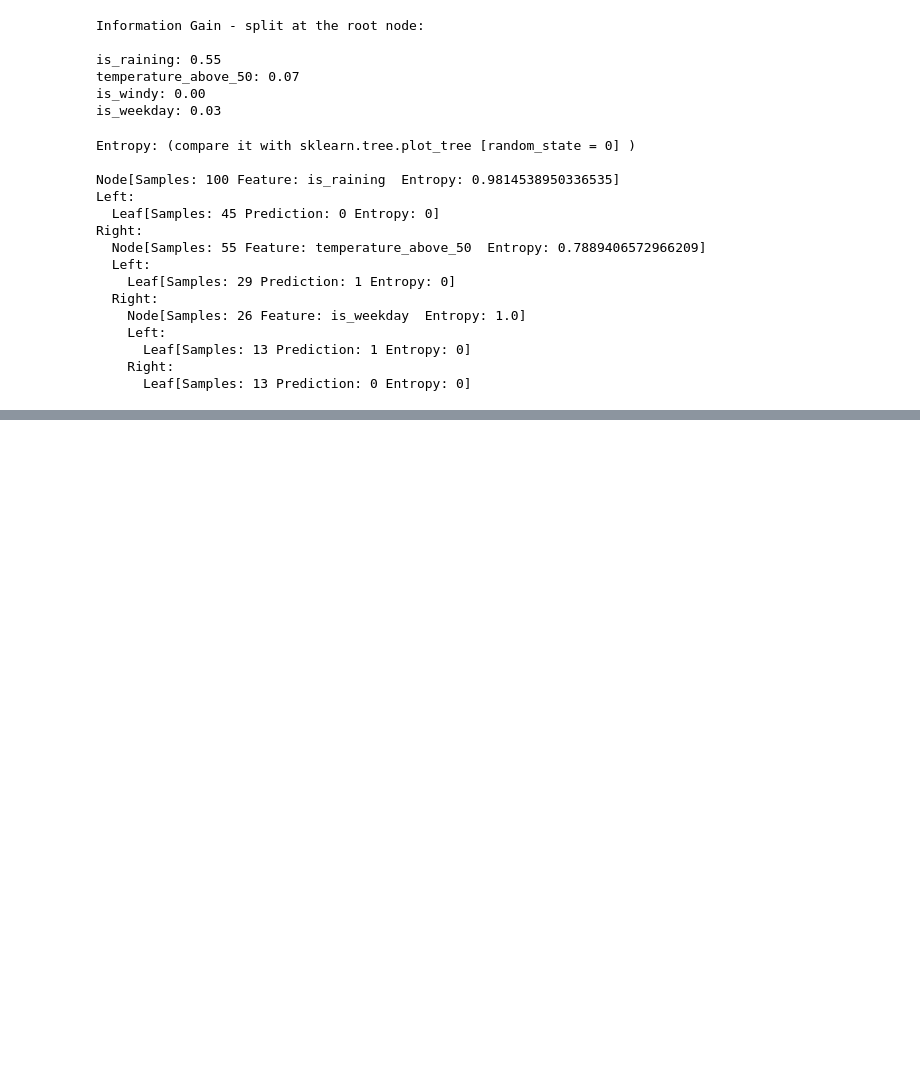
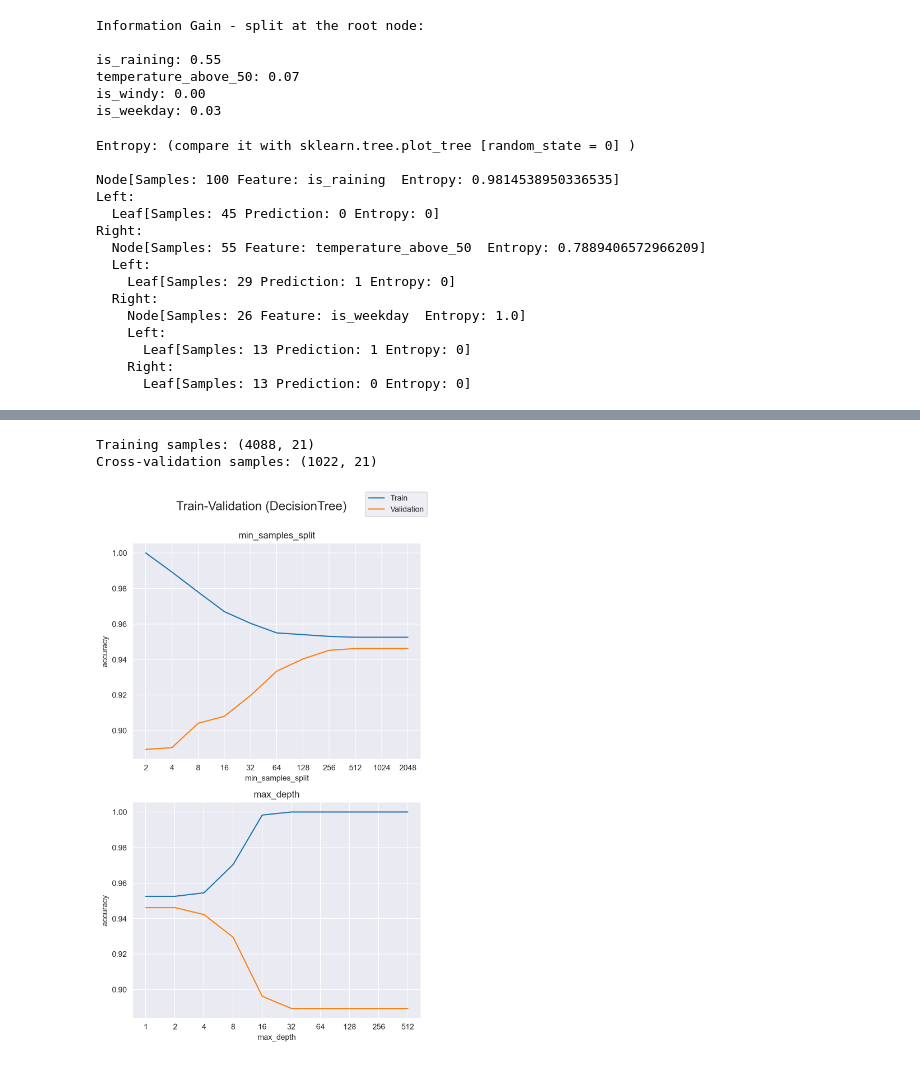
Before and after one commit to jayvatti/MLNotebookArchives, a Jupyter notebook: dTrees.ipynb, the cells around one changed output, grey strips where cells are left out. Cells and saved outputs as stored; diff of their text form; code cells hidden in the pictures; blank space fills up the shorter version.

```diff
--- a/dTrees.ipynb
+++ b/dTrees.ipynb
@@ -462,0 +494,5 @@ plt.show()
+# %%
+#one-hot encoding
+df = pd.get_dummies(data = stroke_df,
+                         prefix = one_hot_needed,
+                         columns = one_hot_needed)
@@ -462,0 +514,6 @@ plt.show()
+# %%
+features_df = df.drop(['id','stroke'], axis=1)
+
+features = features_df.columns.tolist()
+
+features
@@ -462,0 +558,63 @@ plt.show()
+# %%
+RANDOM_STATE = 15
+df = df.fillna(0)
+X_train, X_cv, y_train, y_cv = train_test_split(df[features], df['stroke'], train_size = 0.8, random_state = RANDOM_STATE)
+print(f'Training samples: {X_train.shape}')
+print(f'Cross-validation samples: {X_cv.shape}')
+# %% [output]
+Training samples: (4088, 21)
+Cross-validation samples: (1022, 21)
+# %%
+#sklearn.tree DecisionTreeClassifier
+
+fig, axs = plt.subplots(2, 1, figsize=(6, 10))
+
+fig.suptitle('Train-Validation (DecisionTree)\n', fontsize=16)
+
+'''
+Defaults:
+
+min_samples_split: 2
+max_depth: None
+'''
+hyperparameters = {
+    'min_samples_split': [2**i for i in range(1,12)],
+    'max_depth': [2**i for i in range(10)]
+}
+
+for idx, (param, param_list) in enumerate(hyperparameters.items()):
+    accuracy_list_train = []
+    accuracy_list_cv = []
+
+    for param_value in param_list:
+        model = DecisionTreeClassifier(**{param: param_value},
+                                       random_state = RANDOM_STATE).fit(X_train,y_train)
+
+        #predicted values for the train dataset
+        predictions_train = model.predict(X_train)
+
+        #predicted values for the validation dataset
+        predictions_cv = model.predict(X_cv)
+        accuracy_train = accuracy_score(predictions_train,y_train)
+        accuracy_cv = accuracy_score(predictions_cv,y_cv)
+        accuracy_list_train.append(accuracy_train)
+        accuracy_list_cv.append(accuracy_cv)
+
+    axs[idx].set_title(param)
+    axs[idx].set_xlabel(param)
+    axs[idx].set_ylabel('accuracy')
+    axs[idx].set_xticks(range(len(param_list)))
+    axs[idx].set_xticklabels(param_list)
+    axs[idx].plot(accuracy_list_train, label='Train')
+    axs[idx].plot(accuracy_list_cv, label='Validation')
+
+# removing duplicate legends
+handles, labels = axs[0].get_legend_handles_labels()
+
+# one single legend
+fig.legend(handles, labels, loc='upper right')
+
+plt.tight_layout()
+plt.show()
+# %% [output]
+[figure, added]
```
Also changed, not shown: parts of 28 cells of this notebook.
